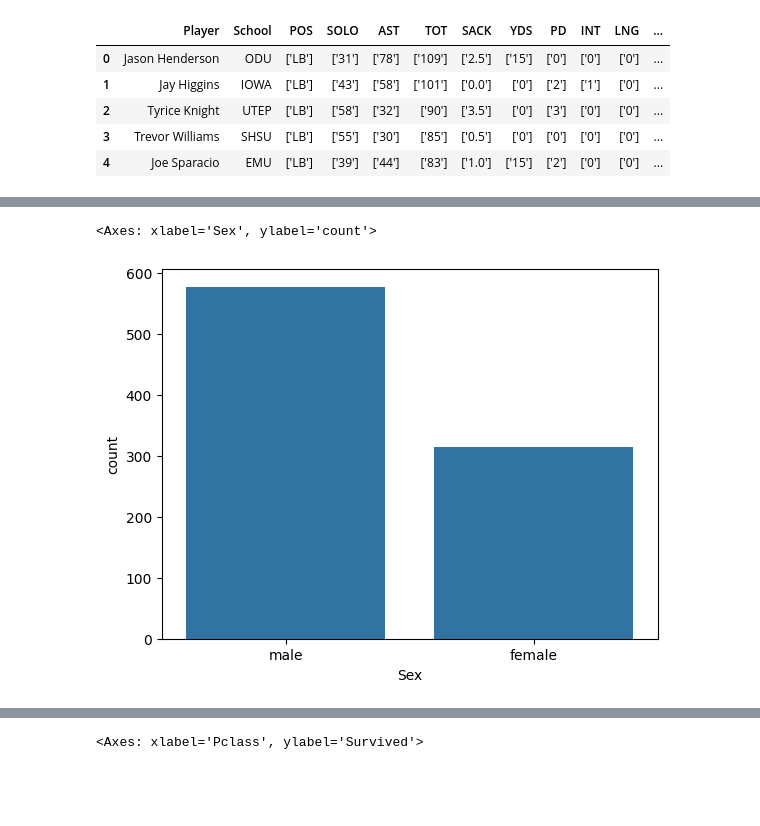
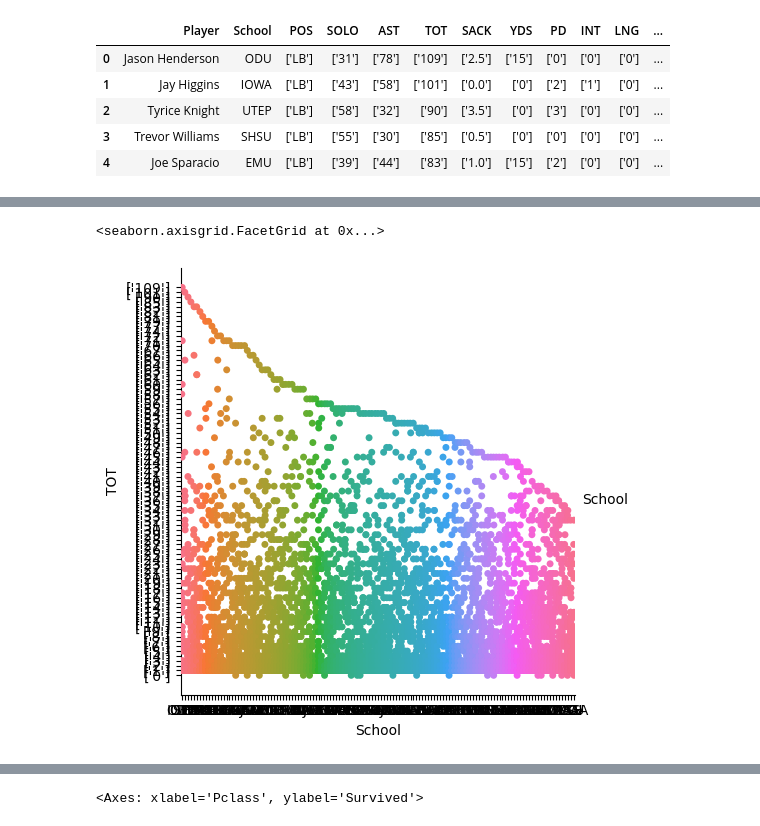
Before and after one commit to Kaireega/ESPN-WebScraping, a Jupyter notebook: ESPN.football.ipynb, the cells around one changed output, grey strips where cells are left out. Drawn from its saved outputs; the diff is of its cells as text; code cells hidden in the pictures; blank space fills up the shorter version.

```diff
--- a/ESPN.football.ipynb
+++ b/ESPN.football.ipynb
@@ -42,11 +38,12 @@ titanic_df.describe()
 import numpy as np
 import matplotlib.pyplot as plt
 import seaborn as sns
-# %%
-#passenger by gender
-sns.countplot(x="Sex", data=titanic_df)
-# %% [output]
-<Axes: xlabel='Sex', ylabel='count'>
-[figure, removed]
+# %%
+#Pull
+sns.catplot(x='School', y='TOT', data=NCAA_df, hue='School')
+#sns.countplot(x="SACK", data=NCAA_df)
+# %% [output]
+<seaborn.axisgrid.FacetGrid at 0x...>
+[figure, added]
 # %%
 #Passengers by age
```
Also changed, not shown: parts of 7 cells of this notebook.
